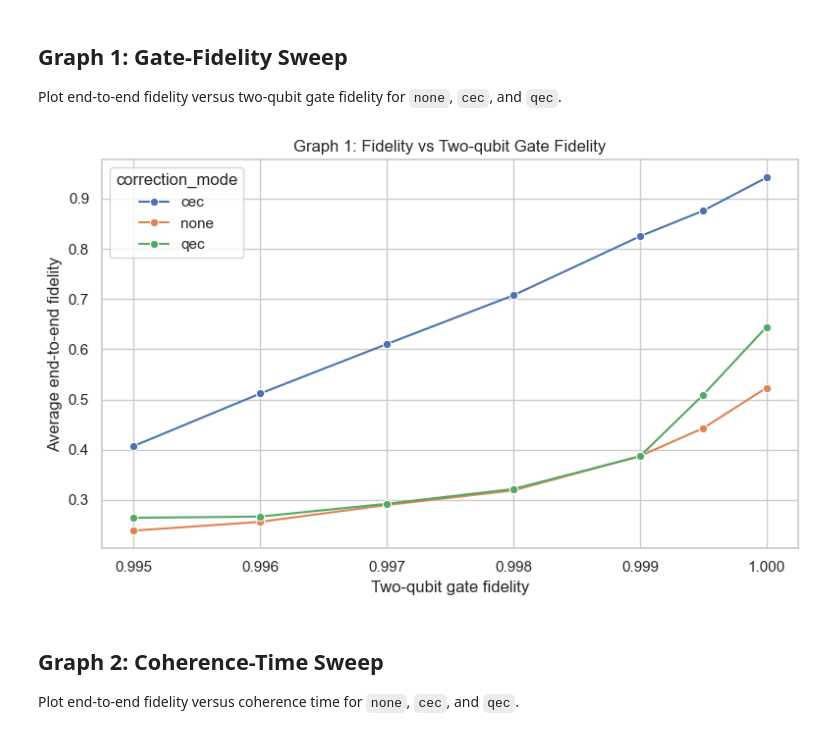
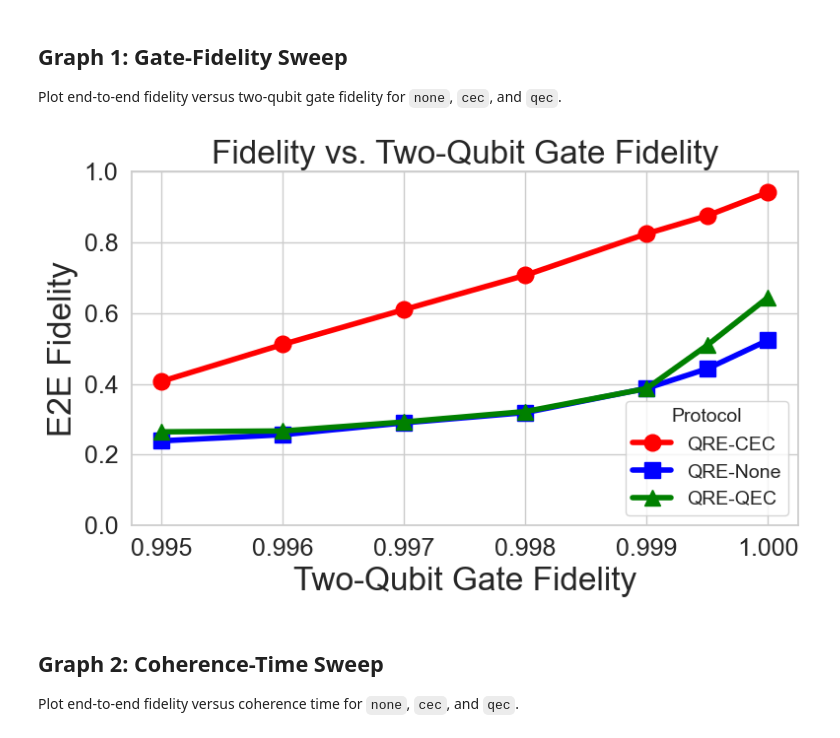
Before and after one commit to SagarPatange/QEC, a Jupyter notebook: plot.ipynb, the cells around one changed output. Cells and saved outputs as stored; diff of their text form; code cells hidden in the pictures.

```diff
--- a/plot.ipynb
+++ b/plot.ipynb
@@ -161,29 +159,36 @@ Plot end-to-end fidelity versus two-qubit gate fidelity for `none`, `cec`, and `
 # %%
 graph1_log_dir = Path("/Users/patange/Documents/Argonne/QEC/log/runner/graph1_twoqubit_gate_sweep")
 graph1_df = load_runner_logs(graph1_log_dir)
 
-if run_after is not None and not graph1_df.empty:
-    graph1_df = graph1_df[graph1_df["log_mtime"] >= run_after.timestamp()]
-
 if graph1_df.empty:
     print("No Graph 1 data found.")
 else:
-    graph1_summary = graph1_df.groupby(["two_qubit_gate_fidelity", "correction_mode"], as_index=False).agg(
-        mean_fidelity=("fidelity", "mean"),
-    ).sort_values(["two_qubit_gate_fidelity", "correction_mode"]).reset_index(drop=True)
+    # Average all completed runs at each two-qubit fidelity and protocol setting.
+    graph1_summary = graph1_df.groupby(["two_qubit_gate_fidelity", "correction_mode"], as_index=False).agg(mean_fidelity=("fidelity", "mean")).sort_values(["two_qubit_gate_fidelity", "correction_mode"]).reset_index(drop=True)
+    # Keep the protocol colors and display names local to this plot.
+    colors = {"cec": "red", "none": "blue", "qec": "green"}
+    names = {"cec": "QRE-CEC", "none": "QRE-None", "qec": "QRE-QEC"}
+    markers = {"cec": "o", "none": "s", "qec": "^"}
 
     plt.figure(figsize=(8, 5))
-    sns.lineplot(data=graph1_summary, x="two_qubit_gate_fidelity", y="mean_fidelity", hue="correction_mode", marker="o")
-    plt.xlabel("Two-qubit gate fidelity")
-    plt.ylabel("Average end-to-end fidelity")
-    plt.title("Graph 1: Fidelity vs Two-qubit Gate Fidelity")
+    ax = plt.gca()
+    # Draw each protocol separately so the marker shapes stay fixed.
+    for protocol in ["cec", "none", "qec"]:
+        data = graph1_summary[graph1_summary["correction_mode"] == protocol]
+        ax.plot(data["two_qubit_gate_fidelity"], data["mean_fidelity"], color=colors[protocol], marker=markers[protocol], linewidth=4, markersize=12, label=names[protocol])
+    ax.set_xlabel("Two-Qubit Gate Fidelity", fontsize=24)
+    ax.set_ylabel("E2E Fidelity", fontsize=24)
+    ax.set_title("Fidelity vs. Two-Qubit Gate Fidelity", fontsize=24)
+    ax.set_ylim(0, 1)
+    ax.tick_params(axis="both", labelsize=18)
+    ax.legend(title="Protocol", title_fontsize=14, fontsize=14, loc="lower right")
     plt.tight_layout()
     plt.savefig(output_dir / "graph1.png", dpi=300, bbox_inches="tight")
     plt.show()
 
     graph1_summary
 # %% [output]
-[figure, old version]
+[figure, new version]
 # %% [markdown]
 ## Graph 2: Coherence-Time Sweep
 
```
Also changed, not shown: parts of 4 cells of this notebook.
